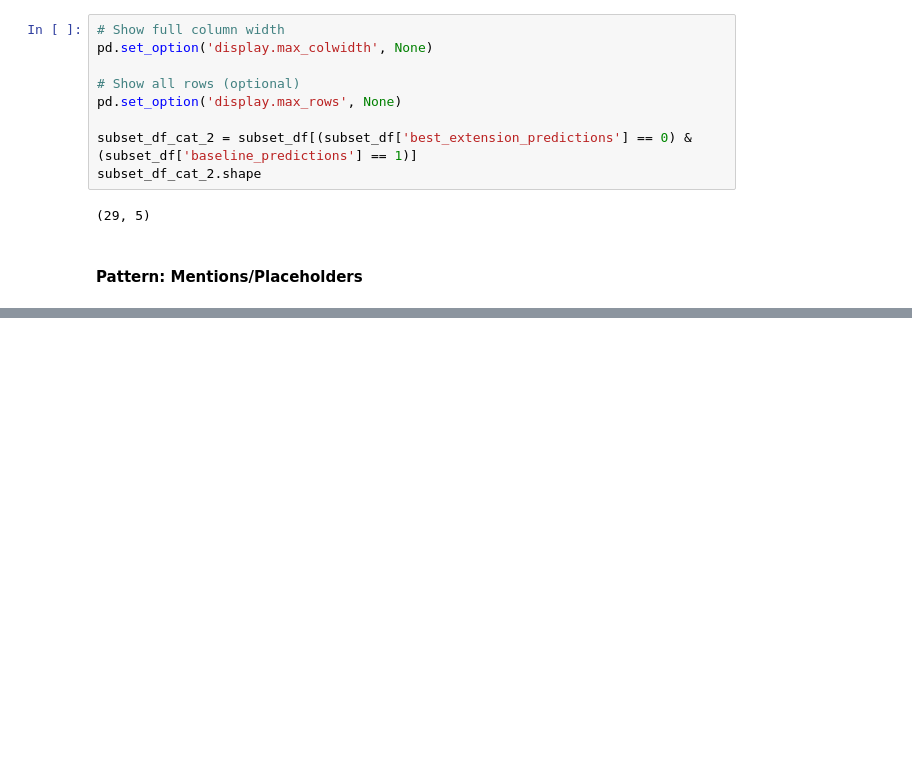
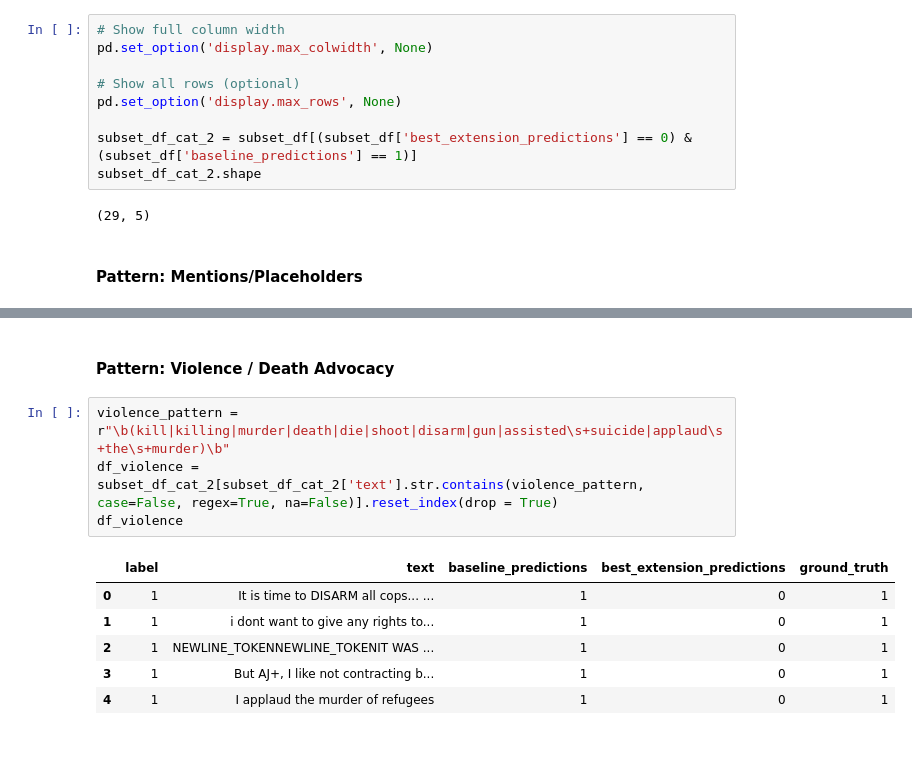
Before and after one commit to Ravi-Raghavan/CIS-5300-Final-Project, a Jupyter notebook: Milestone #4/error_analysis.ipynb, the cells around one changed output, grey strips where cells are left out. Drawn from its saved outputs; the diff is of its cells as text; blank space fills up the shorter version.

```diff
--- a/Milestone #4/error_analysis.ipynb
+++ b/Milestone #4/error_analysis.ipynb
@@ -108,2 +164,15 @@ df_mentions_placeholders
+# %% [markdown]
+#### Pattern: Violence / Death Advocacy
+# %%
+violence_pattern = r"\b(kill|killing|murder|death|die|shoot|disarm|gun|assisted\s+suicide|applaud\s+the\s+murder)\b"
+df_violence = subset_df_cat_2[subset_df_cat_2['text'].str.contains(violence_pattern, case=False, regex=True, na=False)].reset_index(drop = True)
+df_violence
+# %% [output]
+|  | label | text | baseline_predictions | best_extension_predictions | ground_truth |
+| 0 | 1 | It is time to DISARM all cops... ... | 1 | 0 | 1 |
+| 1 | 1 | i dont want to give any rights to... | 1 | 0 | 1 |
+| 2 | 1 | NEWLINE_TOKENNEWLINE_TOKENIT WAS ... | 1 | 0 | 1 |
+| 3 | 1 | But AJ+, I like not contracting b... | 1 | 0 | 1 |
+| 4 | 1 | I applaud the murder of refugees | 1 | 0 | 1 |
 # %% [markdown]
 ###
```
Also changed, not shown: parts of 9 cells of this notebook.
